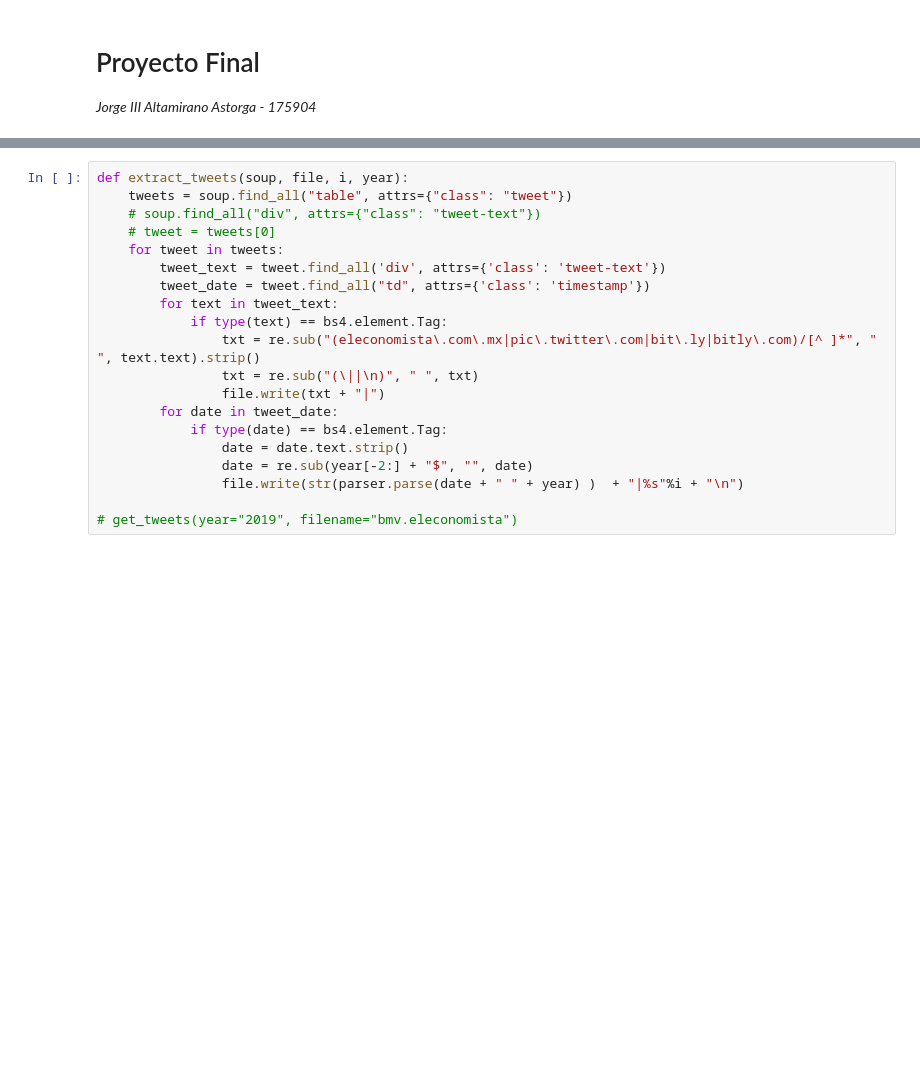
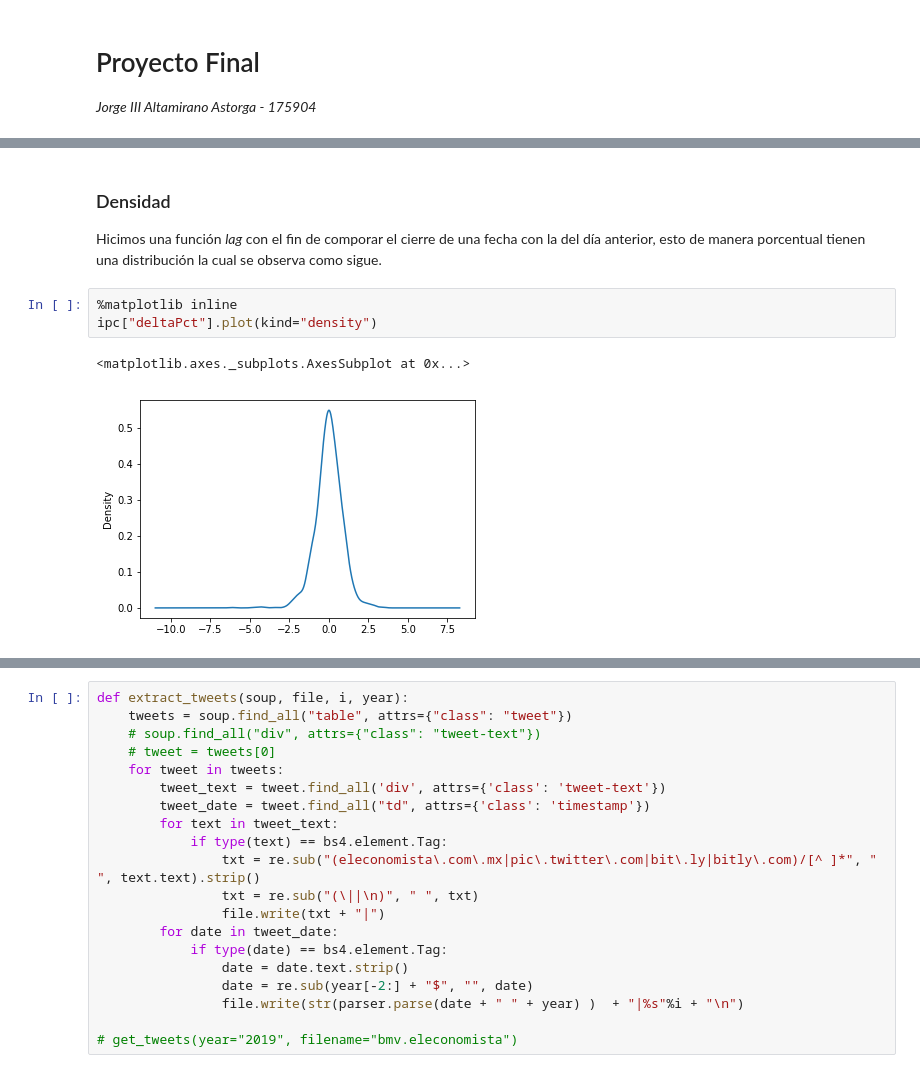
Before and after one commit to philwebsurfer/ITAM-QuantFinance, a Jupyter notebook: alumnos/jorge_altamirano/proyecto-final.ipynb, the cells around one changed output, grey strips where cells are left out. Saved outputs shown, nothing was run; the diff lists cells and outputs as text; blank space fills up the shorter version.

```diff
--- a/alumnos/jorge_altamirano/proyecto-final.ipynb
+++ b/alumnos/jorge_altamirano/proyecto-final.ipynb
@@ -21,0 +69,10 @@ q
+# %% [markdown]
+### Densidad
+
+Hicimos una función _lag_ con el fin de comporar el cierre de una fecha con la del día anterior, esto de manera porcentual tienen una distribución la cual se observa como sigue.
+# %%
+%matplotlib inline
+ipc["deltaPct"].plot(kind="density")
+# %% [output]
+<matplotlib.axes._subplots.AxesSubplot at 0x...>
+[figure, added]
```
Also changed, not shown: parts of 25 cells of this notebook.
